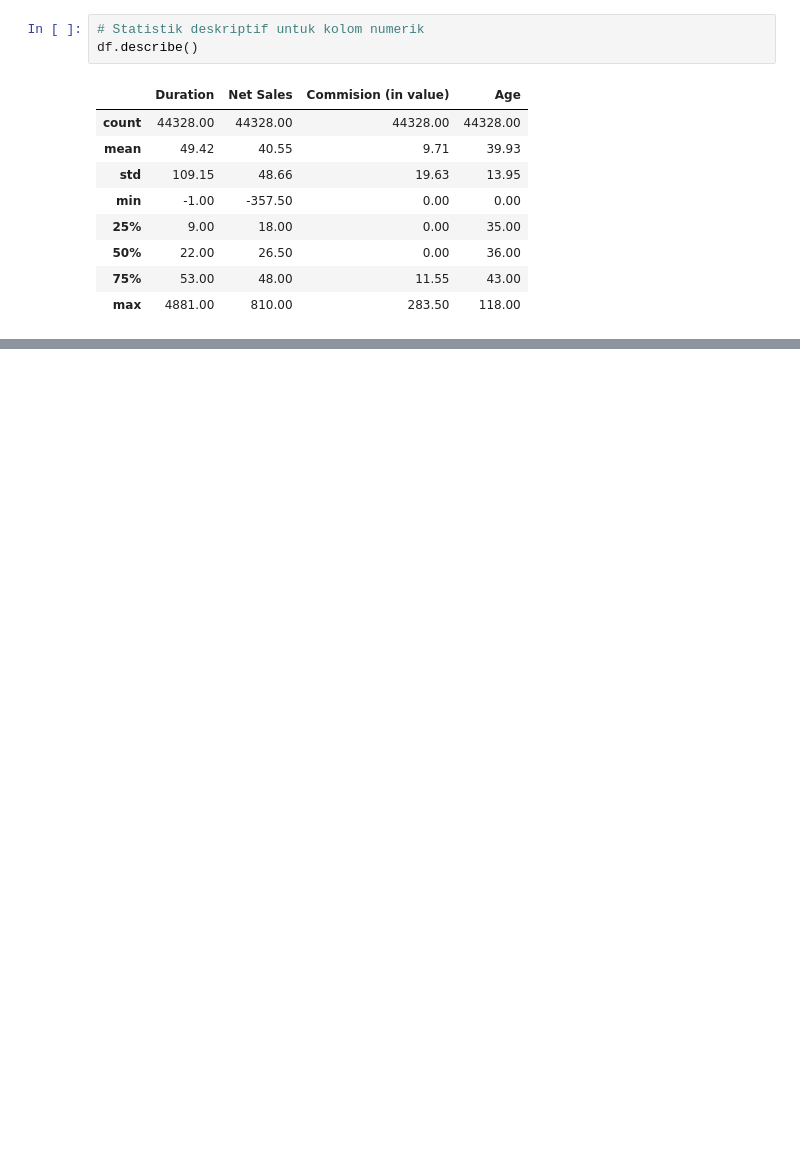
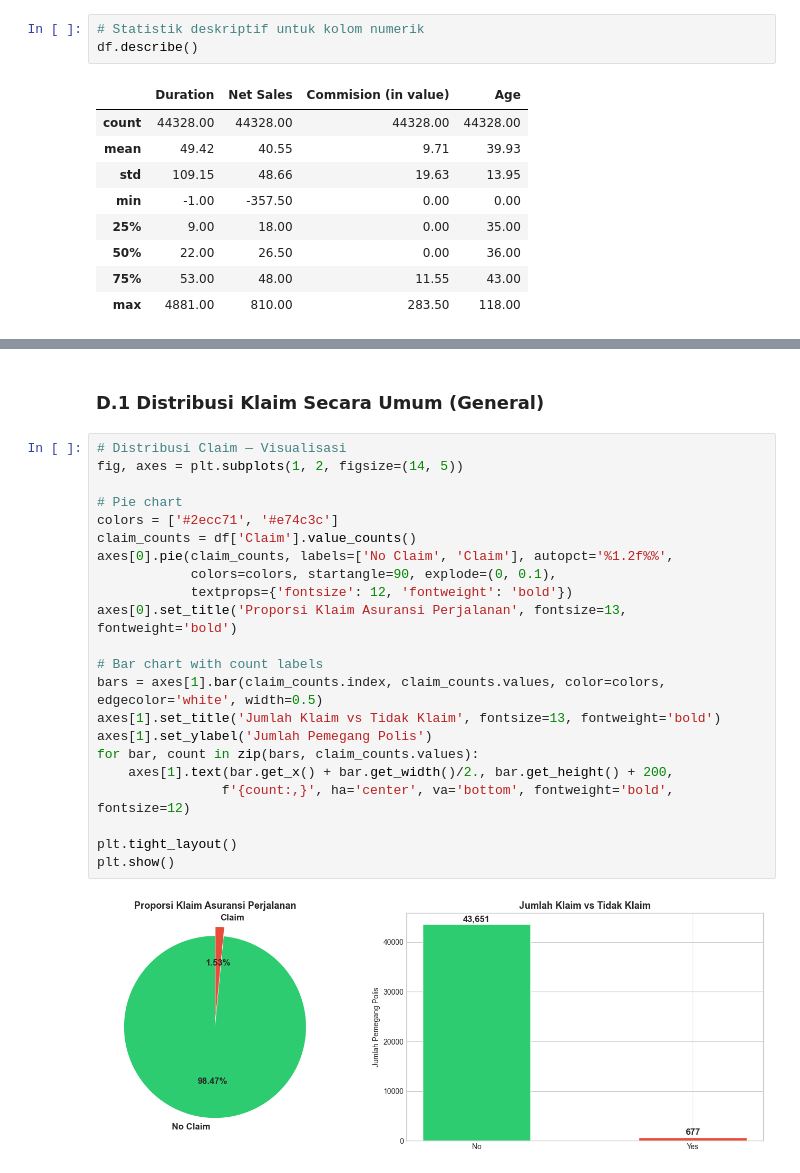
Before and after one commit to ravasrgh/travel-insurance-claim-prediction, a Jupyter notebook: TravelInsurance_CapstoneProject3.ipynb, the cells around one changed output, grey strips where cells are left out. Cells and saved outputs as stored; diff of their text form; blank space fills up the shorter version.

```diff
--- a/TravelInsurance_CapstoneProject3.ipynb
+++ b/TravelInsurance_CapstoneProject3.ipynb
@@ -1572,0 +783,26 @@ print(json.dumps(metadata, indent=2))
+# %% [markdown]
+### D.1 Distribusi Klaim Secara Umum (General)
+# %%
+# Distribusi Claim — Visualisasi
+fig, axes = plt.subplots(1, 2, figsize=(14, 5))
+
+# Pie chart
+colors = ['#2ecc71', '#e74c3c']
+claim_counts = df['Claim'].value_counts()
+axes[0].pie(claim_counts, labels=['No Claim', 'Claim'], autopct='%1.2f%%',
+            colors=colors, startangle=90, explode=(0, 0.1),
+            textprops={'fontsize': 12, 'fontweight': 'bold'})
+axes[0].set_title('Proporsi Klaim Asuransi Perjalanan', fontsize=13, fontweight='bold')
+
+# Bar chart with count labels
+bars = axes[1].bar(claim_counts.index, claim_counts.values, color=colors, edgecolor='white', width=0.5)
+axes[1].set_title('Jumlah Klaim vs Tidak Klaim', fontsize=13, fontweight='bold')
+axes[1].set_ylabel('Jumlah Pemegang Polis')
+for bar, count in zip(bars, claim_counts.values):
+    axes[1].text(bar.get_x() + bar.get_width()/2., bar.get_height() + 200,
+                f'{count:,}', ha='center', va='bottom', fontweight='bold', fontsize=12)
+
+plt.tight_layout()
+plt.show()
+# %% [output]
+[figure, added]
```
Also changed, not shown: parts of 216 cells of this notebook, 2 other files.
